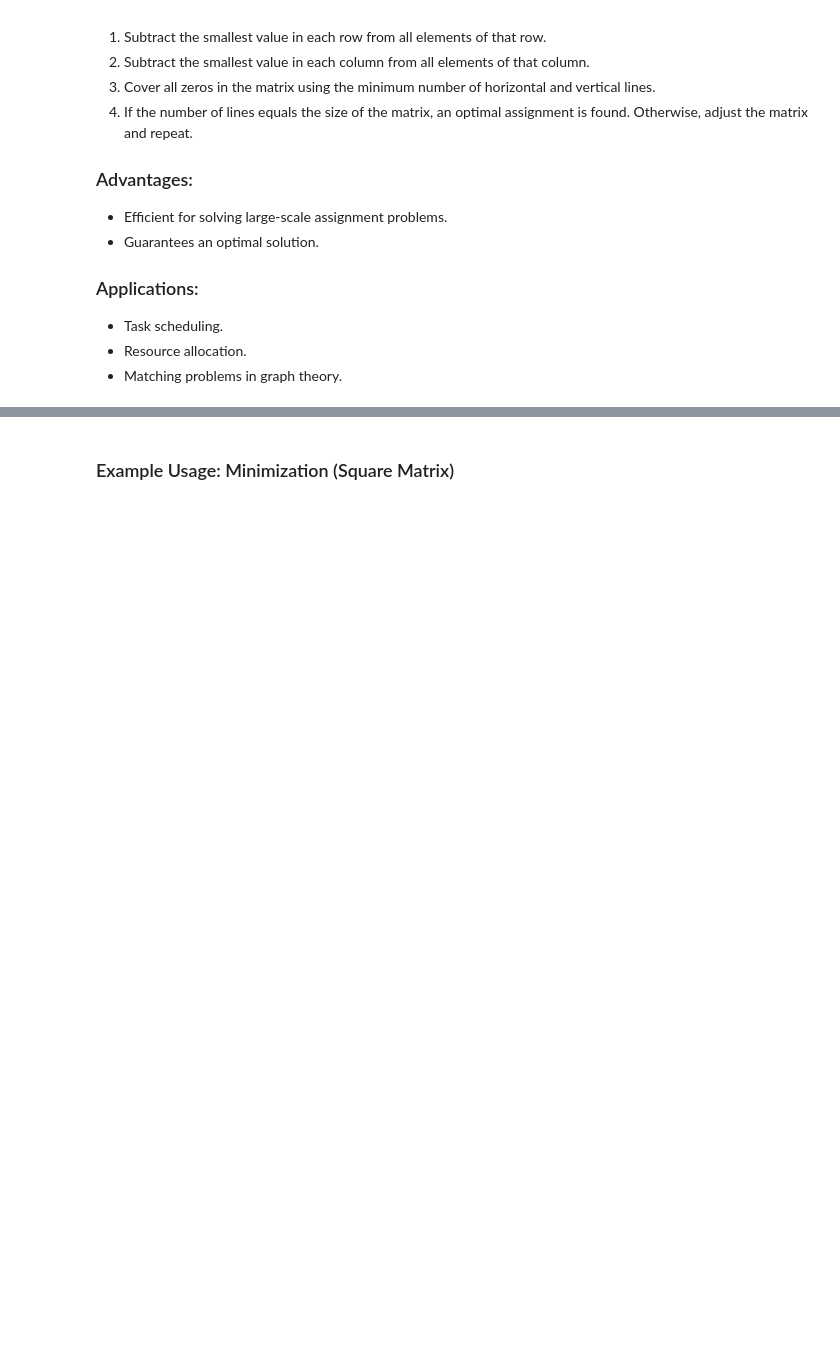
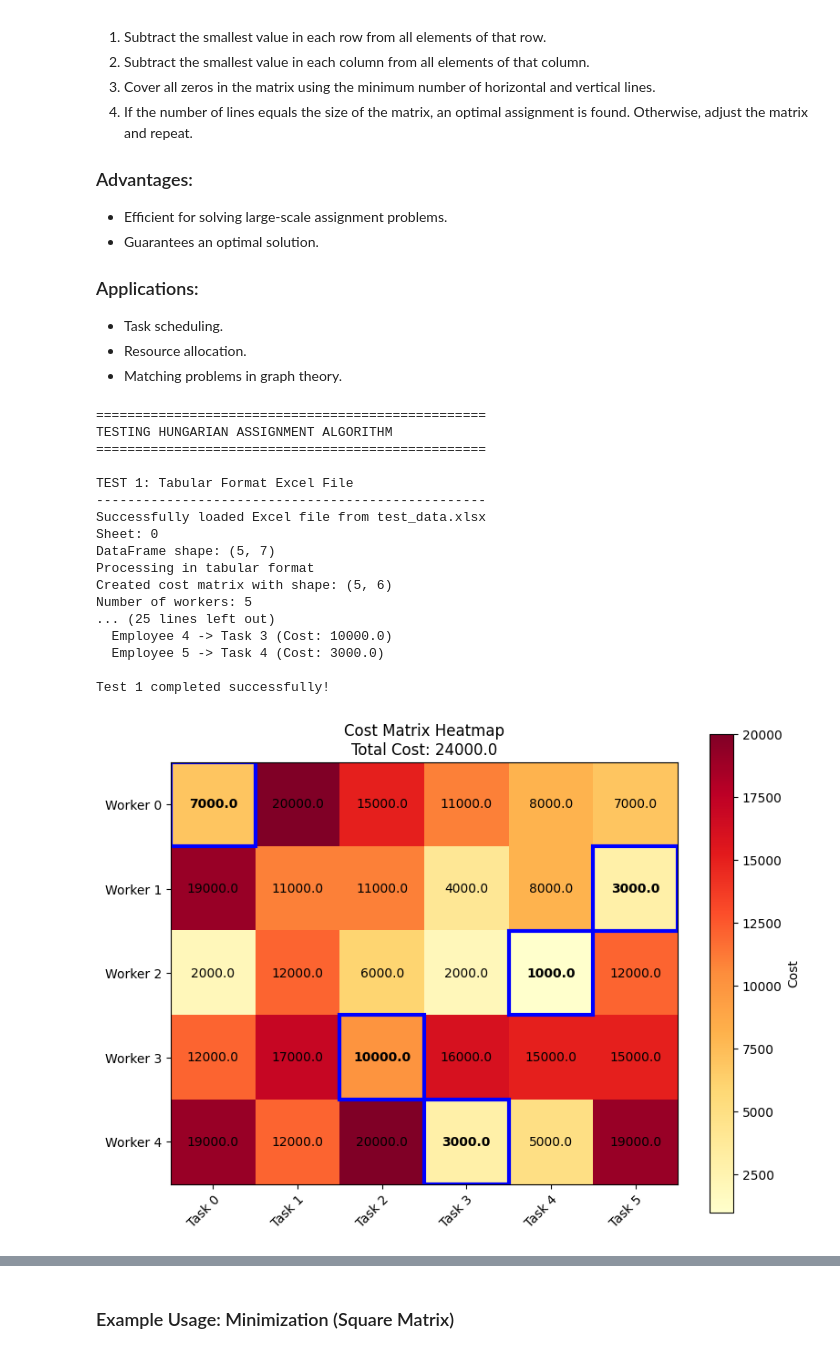
Before and after one commit to mataragerald/manpower-optimization, a Jupyter notebook: lab.ipynb, the cells around one changed output, grey strips where cells are left out. Saved outputs shown, nothing was run; the diff lists cells and outputs as text; code cells hidden in the pictures; blank space fills up the shorter version.

```diff
--- a/lab.ipynb
+++ b/lab.ipynb
@@ -104,0 +85,21 @@ def solve_hungarian_assignment(cost_matrix):
+# %%
+test_hungarian_assignment_from_excel("test_data.xlsx")
+# %% [output]
+==================================================
+TESTING HUNGARIAN ASSIGNMENT ALGORITHM
+==================================================
+
+TEST 1: Tabular Format Excel File
+--------------------------------------------------
+Successfully loaded Excel file from test_data.xlsx
+Sheet: 0
+DataFrame shape: (5, 7)
+Processing in tabular format
+Created cost matrix with shape: (5, 6)
+Number of workers: 5
+... (25 lines left out)
+  Employee 4 -> Task 3 (Cost: 10000.0)
+  Employee 5 -> Task 4 (Cost: 3000.0)
+
+Test 1 completed successfully!
+[figure, added]
```
Also changed, not shown: parts of 3 cells of this notebook, 6 other files.
